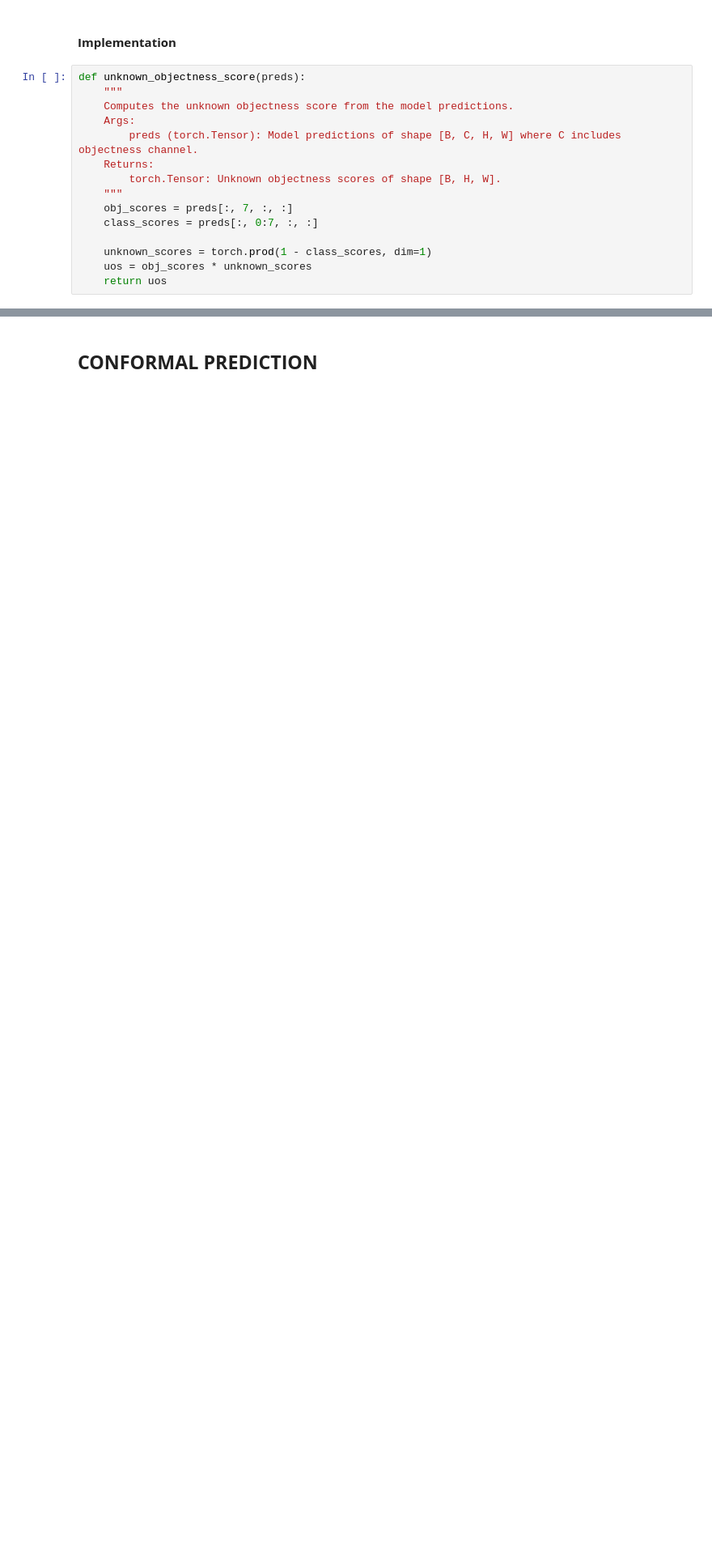
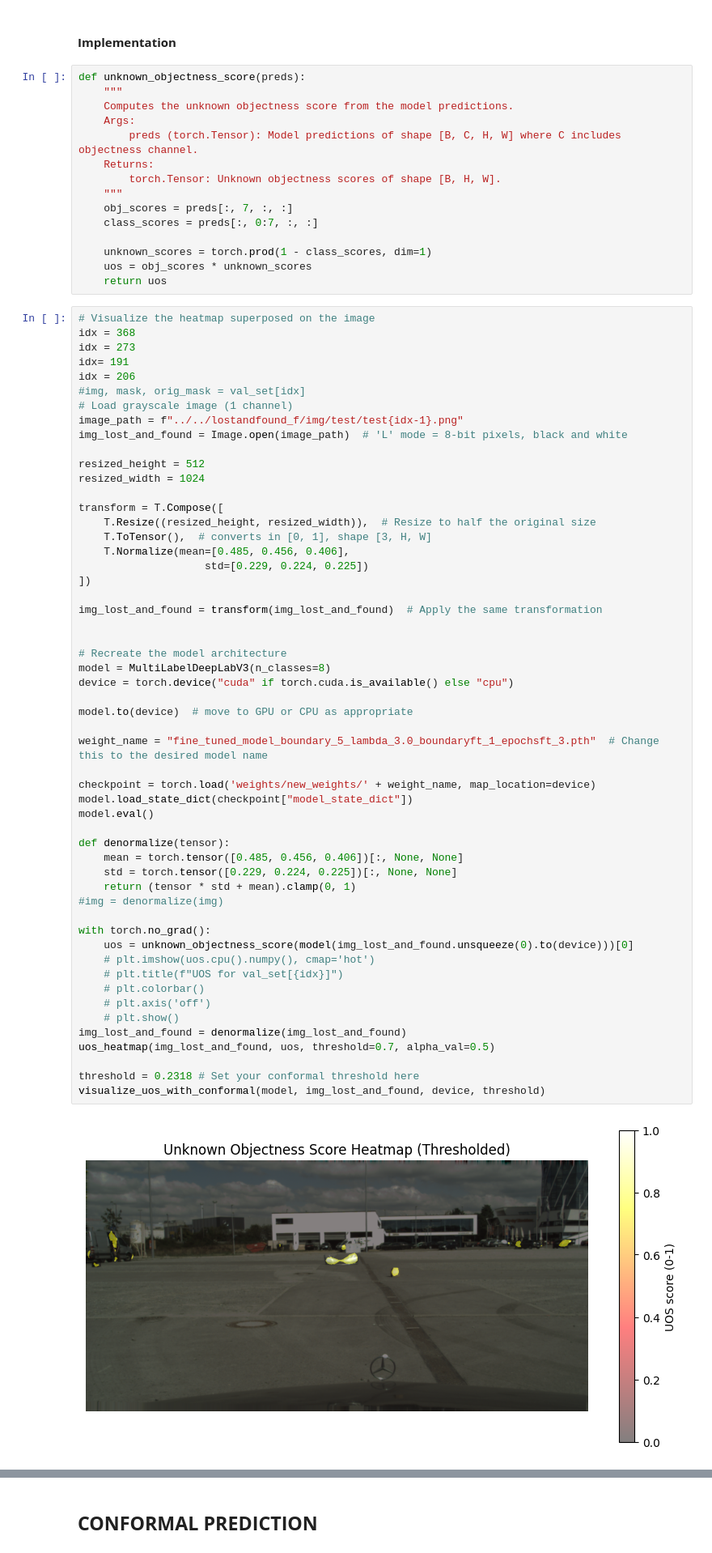
Before and after one commit to DaniPet02/CV-hw, a Jupyter notebook: src/model.ipynb, the cells around one changed output, grey strips where cells are left out. Shown at 81% size. Drawn from its saved outputs; the diff is of its cells as text; blank space fills up the shorter version.

```diff
--- a/src/model.ipynb
+++ b/src/model.ipynb
@@ -1447,3 +1477,59 @@ def unknown_objectness_score(preds):
     unknown_scores = torch.prod(1 - class_scores, dim=1)
     uos = obj_scores * unknown_scores
     return uos
+# %%
+# Visualize the heatmap superposed on the image
+idx = 368
+idx = 273
+idx= 191
+idx = 206
+#img, mask, orig_mask = val_set[idx]
+# Load grayscale image (1 channel)
+image_path = f"../../lostandfound_f/img/test/test{idx-1}.png"
+img_lost_and_found = Image.open(image_path)  # 'L' mode = 8-bit pixels, black and white
+
+resized_height = 512
+resized_width = 1024
+
+transform = T.Compose([
+    T.Resize((resized_height, resized_width)),  # Resize to half the original size
+    T.ToTensor(),  # converts in [0, 1], shape [3, H, W]
+    T.Normalize(mean=[0.485, 0.456, 0.406],
+                    std=[0.229, 0.224, 0.225])
+])
+
+img_lost_and_found = transform(img_lost_and_found)  # Apply the same transformation
+
+
+# Recreate the model architecture
+model = MultiLabelDeepLabV3(n_classes=8)
+device = torch.device("cuda" if torch.cuda.is_available() else "cpu")
+
+model.to(device)  # move to GPU or CPU as appropriate
+
+weight_name = "fine_tuned_model_boundary_5_lambda_3.0_boundaryft_1_epochsft_3.pth"  # Change this to the desired model name
+
+checkpoint = torch.load('weights/new_weights/' + weight_name, map_location=device)
+model.load_state_dict(checkpoint["model_state_dict"])
+model.eval()
+
+def denormalize(tensor):
+    mean = torch.tensor([0.485, 0.456, 0.406])[:, None, None]
+    std = torch.tensor([0.229, 0.224, 0.225])[:, None, None]
+    return (tensor * std + mean).clamp(0, 1)
+#img = denormalize(img)
+
+with torch.no_grad():
+    uos = unknown_objectness_score(model(img_lost_and_found.unsqueeze(0).to(device)))[0]
+    # plt.imshow(uos.cpu().numpy(), cmap='hot')
+    # plt.title(f"UOS for val_set[{idx}]")
+    # plt.colorbar()
+    # plt.axis('off')
+    # plt.show()
+img_lost_and_found = denormalize(img_lost_and_found)
+uos_heatmap(img_lost_and_found, uos, threshold=0.7, alpha_val=0.5)
+
+threshold = 0.2318 # Set your conformal threshold here
+visualize_uos_with_conformal(model, img_lost_and_found, device, threshold)
+# %% [output]
+[figure, added]
```
Also changed, not shown: parts of 14 cells of this notebook, 1 other file.
